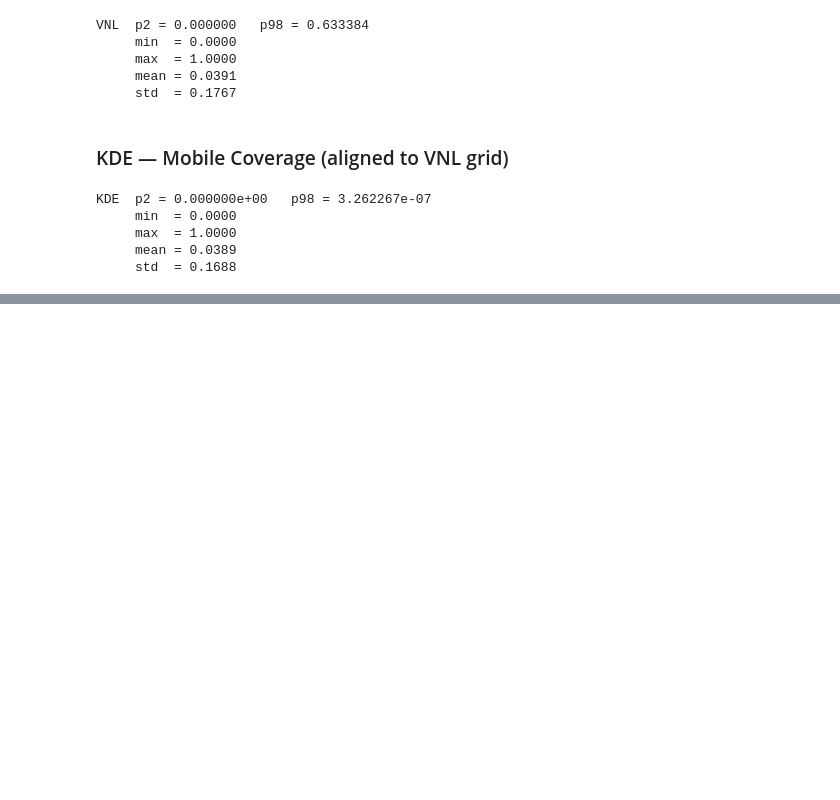
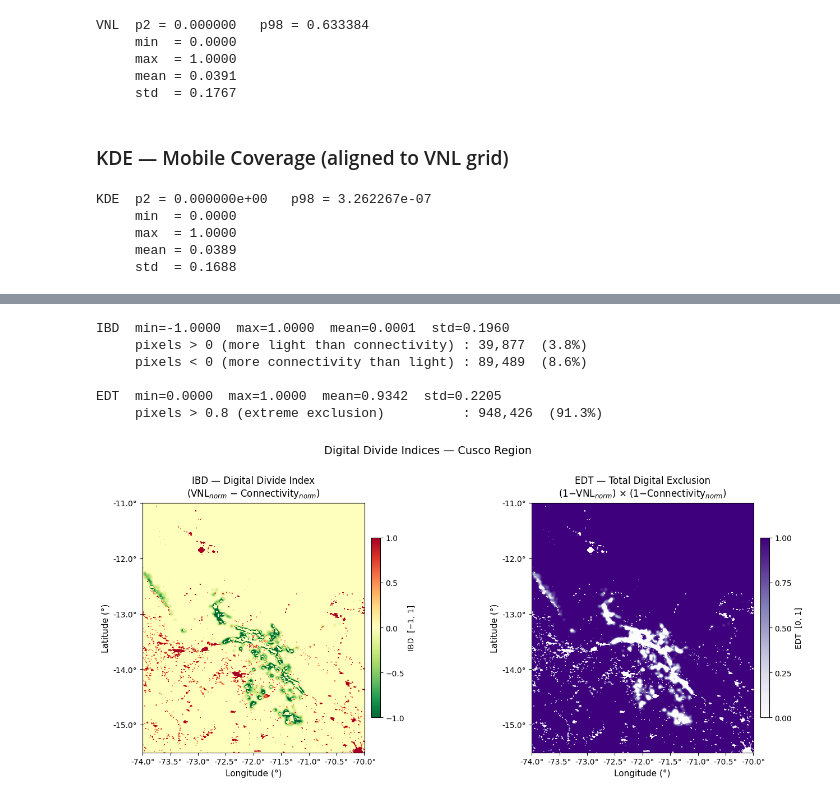
Before and after one commit to Erics-20/raster-digital-divide, a Jupyter notebook: digital_divide_cusco.ipynb, the cells around one changed output, grey strips where cells are left out. Cells and saved outputs as stored; diff of their text form; code cells hidden in the pictures; blank space fills up the shorter version.

```diff
--- a/digital_divide_cusco.ipynb
+++ b/digital_divide_cusco.ipynb
@@ -448,0 +555,74 @@ KDE  p2 = 0.000000e+00   p98 = 3.262267e-07
+# %%
+# --- Compute indices ---
+ibd = vnl_norm - kde_norm                        # Digital Divide Index
+edt = (1 - vnl_norm) * (1 - kde_norm)           # Total Digital Exclusion
+
+n = ibd.size
+print("IBD  min={:.4f}  max={:.4f}  mean={:.4f}  std={:.4f}".format(
+    ibd.min(), ibd.max(), ibd.mean(), ibd.std()))
+print("     pixels > 0 (more light than connectivity) : {:,}  ({:.1f}%)".format(
+    int((ibd > 0).sum()), 100*(ibd > 0).sum()/n))
+print("     pixels < 0 (more connectivity than light) : {:,}  ({:.1f}%)".format(
+    int((ibd < 0).sum()), 100*(ibd < 0).sum()/n))
+print()
+print("EDT  min={:.4f}  max={:.4f}  mean={:.4f}  std={:.4f}".format(
+    edt.min(), edt.max(), edt.mean(), edt.std()))
+print("     pixels > 0.8 (extreme exclusion)          : {:,}  ({:.1f}%)".format(
+    int((edt > 0.8).sum()), 100*(edt > 0.8).sum()/n))
+# %% [output]
+IBD  min=-1.0000  max=1.0000  mean=0.0001  std=0.1960
+     pixels > 0 (more light than connectivity) : 39,877  (3.8%)
+     pixels < 0 (more connectivity than light) : 89,489  (8.6%)
+
+EDT  min=0.0000  max=1.0000  mean=0.9342  std=0.2205
+     pixels > 0.8 (extreme exclusion)          : 948,426  (91.3%)
+# %%
+fig, axes = plt.subplots(1, 2, figsize=(14, 6))
+
+# --- IBD ---
+im0 = axes[0].imshow(
+    ibd,
+    cmap="RdYlGn_r",
+    extent=extent_geo,
+    origin="upper",
+    vmin=-1, vmax=1,
+    interpolation="none",
+)
+axes[0].set_title(
+    "IBD — Digital Divide Index\n(VNL$_{norm}$ − Connectivity$_{norm}$)",
+    fontsize=12, pad=8
+)
+axes[0].set_xlabel("Longitude (°)", fontsize=11)
+axes[0].set_ylabel("Latitude (°)", fontsize=11)
+axes[0].xaxis.set_major_formatter(mticker.FormatStrFormatter("%.1f°"))
+axes[0].yaxis.set_major_formatter(mticker.FormatStrFormatter("%.1f°"))
+cb0 = fig.colorbar(im0, ax=axes[0], shrink=0.72, pad=0.02)
+cb0.set_label("IBD  [−1, 1]", fontsize=10)
+cb0.set_ticks([-1, -0.5, 0, 0.5, 1])
+
+# --- EDT ---
+im1 = axes[1].imshow(
+    edt,
+    cmap="Purples",
+    extent=extent_geo,
+    origin="upper",
+    vmin=0, vmax=1,
+    interpolation="none",
+)
+axes[1].set_title(
+    "EDT — Total Digital Exclusion\n(1−VNL$_{norm}$) × (1−Connectivity$_{norm}$)",
+    fontsize=12, pad=8
+)
+axes[1].set_xlabel("Longitude (°)", fontsize=11)
+axes[1].set_ylabel("Latitude (°)", fontsize=11)
+axes[1].xaxis.set_major_formatter(mticker.FormatStrFormatter("%.1f°"))
+axes[1].yaxis.set_major_formatter(mticker.FormatStrFormatter("%.1f°"))
+cb1 = fig.colorbar(im1, ax=axes[1], shrink=0.72, pad=0.02)
+cb1.set_label("EDT  [0, 1]", fontsize=10)
+cb1.set_ticks([0, 0.25, 0.5, 0.75, 1])
+
+fig.suptitle("Digital Divide Indices — Cusco Region", fontsize=14, y=1.01)
+plt.tight_layout()
+plt.show()
+# %% [output]
+[figure, added]
```
Also changed, not shown: parts of 12 cells of this notebook.
